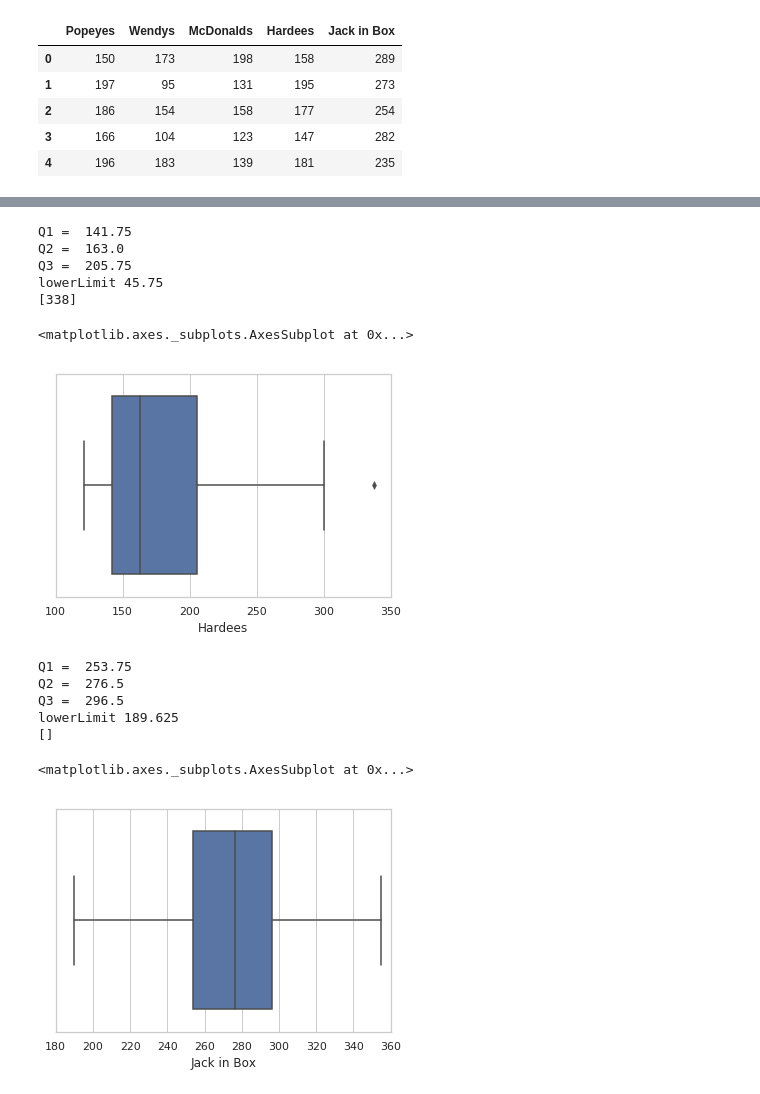
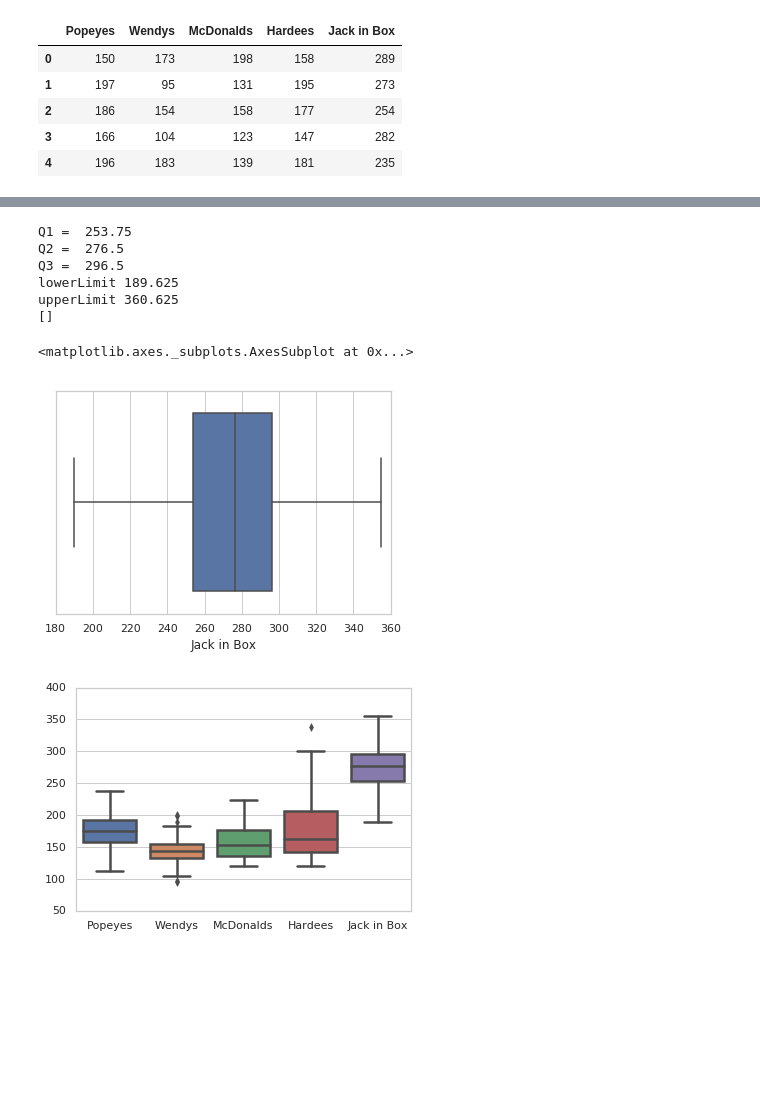
Before and after one commit to pwaila/scm, a Jupyter notebook: waiting_time_data.ipynb, the cells around one changed output, grey strips where cells are left out. Drawn from its saved outputs; the diff is of its cells as text; code cells hidden in the pictures; blank space fills up the shorter version.

```diff
--- a/waiting_time_data.ipynb
+++ b/waiting_time_data.ipynb
@@ -174,7 +186,7 @@ import seaborn as sns
 import matplotlib.pyplot as plt
 import numpy as np
 import matplotlib.pyplot as plt
-name='Hardees'
+name='Jack in Box'
 #Popeyes Wendys	McDonalds	Hardees	Jack in Box
 q1=data[name].quantile(.25)
 print("Q1 = ",q1)
@@ -185,7 +197,7 @@ print("Q3 = ",q3)
 lowerLimit =q1-(1.5*(q3-q1))
 print('lowerLimit',lowerLimit)
 upperLimit =q3+(1.5*(q3-q1))
-upperLimit
+print('upperLimit',upperLimit)
 outliar=[x for x in data[name] if ((x > upperLimit) or (x<lowerLimit))]
 print(outliar)
 
@@ -196,44 +208,15 @@ plt.style.use('classic')
 sns.set(style="whitegrid")
 sns.boxplot(x=data[name])
 # %% [output]
-Q1 =  141.75
-Q2 =  163.0
-Q3 =  205.75
-lowerLimit 45.75
-[338]
+Q1 =  253.75
+Q2 =  276.5
+Q3 =  296.5
+lowerLimit 189.625
+upperLimit 360.625
+[]
 <matplotlib.axes._subplots.AxesSubplot at 0x...>
-[figure, old version]
+[figure, new version]
-# %%
-import seaborn as sns
-import matplotlib.pyplot as plt
-import numpy as np
-import matplotlib.pyplot as plt
-name='Jack in Box'
-#Popeyes Wendys	McDonalds	Hardees	Jack in Box
-q1=data[name].quantile(.25)
-print("Q1 = ",q1)
-q2=data[name].quantile(.50)
-print("Q2 = ",q2)
-q3=data[name].quantile(.75)
-print("Q3 = ",q3)
-lowerLimit =q1-(1.5*(q3-q1))
-print('lowerLimit',lowerLimit)
-upperLimit =q3+(1.5*(q3-q1))
-upperLimit
-outliar=[x for x in data[name] if ((x > upperLimit) or (x<lowerLimit))]
-print(outliar)
-
-plt.style.use('classic')
-%matplotlib inline
-
-
-sns.set(style="whitegrid")
-sns.boxplot(x=data[name])
-# %% [output]
-Q1 =  253.75
-Q2 =  276.5
-Q3 =  296.5
-lowerLimit 189.625
-[]
-<matplotlib.axes._subplots.AxesSubplot at 0x...>
-[figure, removed]
+# %%
+ax = sns.boxplot(data=data, linewidth=2.5)
+# %% [output]
+[figure, added]
```
Also changed, not shown: parts of 4 cells of this notebook.
